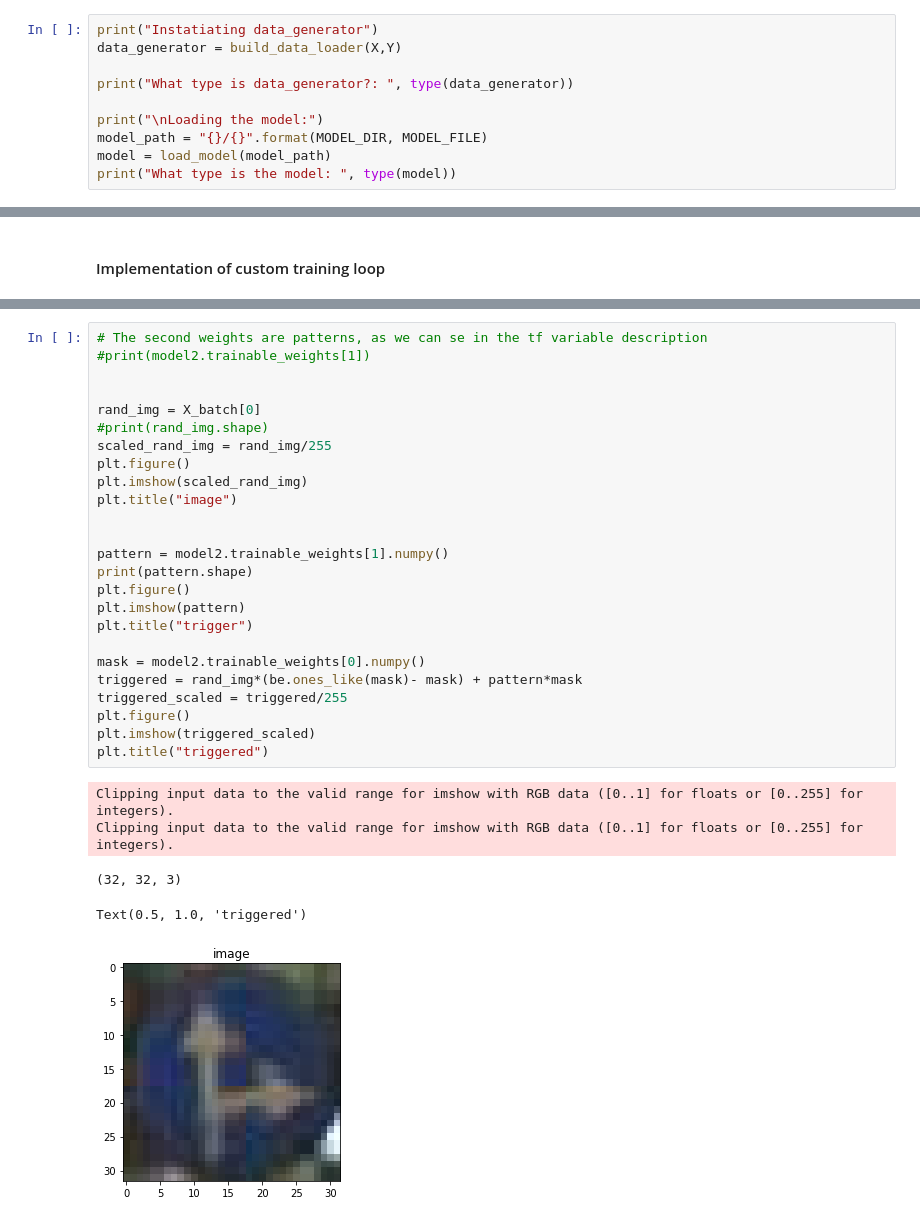
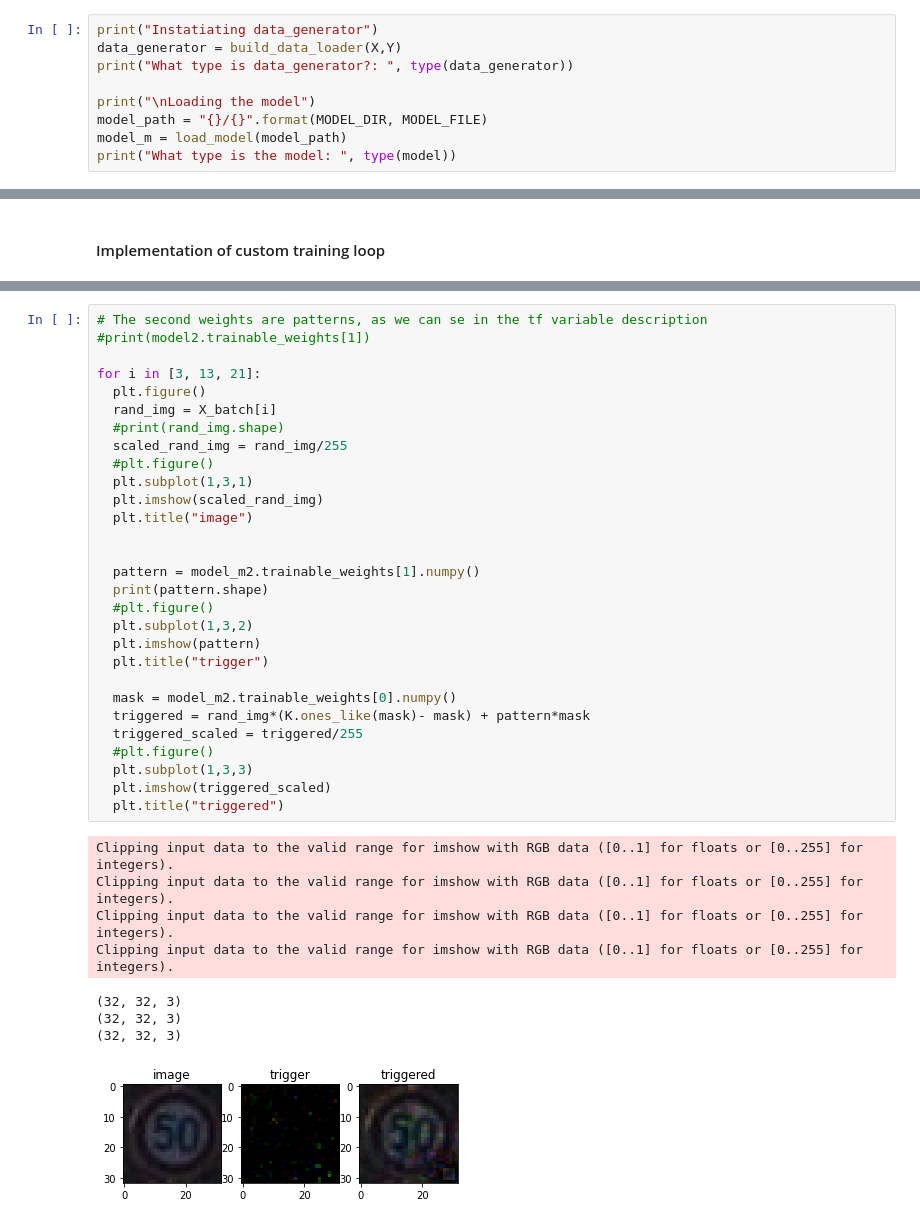
Before and after one commit to CingisAlexander/trigger_generation, a Jupyter notebook: generate_trigger.ipynb, the cells around one changed output, grey strips where cells are left out. Drawn from its saved outputs; the diff is of its cells as text.

Commit message:
added __pycache__ and finalized generate_trigger.ipynb

```diff
--- a/generate_trigger.ipynb
+++ b/generate_trigger.ipynb
@@ -130,12 +125,11 @@ Y_test shape (12630, 43)
 # %%
 print("Instatiating data_generator")
 data_generator = build_data_loader(X,Y)
-
 print("What type is data_generator?: ", type(data_generator))
 
-print("\nLoading the model:")
+print("\nLoading the model")
 model_path = "{}/{}".format(MODEL_DIR, MODEL_FILE)
-model = load_model(model_path)
+model_m = load_model(model_path)
 print("What type is the model: ", type(model))
 # %% [output]
 Instatiating data_generator
@@ -243,31 +239,38 @@ print(np.argmax(pred2, axis = 1))
 # %%
 # The second weights are patterns, as we can se in the tf variable description
 #print(model2.trainable_weights[1])
 
-
-rand_img = X_batch[0]
-#print(rand_img.shape)
-scaled_rand_img = rand_img/255
-plt.figure()
-plt.imshow(scaled_rand_img)
-plt.title("image")
+for i in [3, 13, 21]:
+  plt.figure()
+  rand_img = X_batch[i]
+  #print(rand_img.shape)
+  scaled_rand_img = rand_img/255
+  #plt.figure()
+  plt.subplot(1,3,1)
+  plt.imshow(scaled_rand_img)
+  plt.title("image")
 
 
-pattern = model2.trainable_weights[1].numpy()
-print(pattern.shape)
-plt.figure()
-plt.imshow(pattern)
-plt.title("trigger")
+  pattern = model_m2.trainable_weights[1].numpy()
+  print(pattern.shape)
+  #plt.figure()
+  plt.subplot(1,3,2)
+  plt.imshow(pattern)
+  plt.title("trigger")
 
-mask = model2.trainable_weights[0].numpy()
-triggered = rand_img*(be.ones_like(mask)- mask) + pattern*mask
-triggered_scaled = triggered/255
-plt.figure()
-plt.imshow(triggered_scaled)
-plt.title("triggered")
+  mask = model_m2.trainable_weights[0].numpy()
+  triggered = rand_img*(K.ones_like(mask)- mask) + pattern*mask
+  triggered_scaled = triggered/255
+  #plt.figure()
+  plt.subplot(1,3,3)
+  plt.imshow(triggered_scaled)
+  plt.title("triggered")
 # %% [output]
 Clipping input data to the valid range for imshow with RGB data ([0..1] for floats or [0..255] for integers).
 Clipping input data to the valid range for imshow with RGB data ([0..1] for floats or [0..255] for integers).
+Clipping input data to the valid range for imshow with RGB data ([0..1] for floats or [0..255] for integers).
+Clipping input data to the valid range for imshow with RGB data ([0..1] for floats or [0..255] for integers).
 (32, 32, 3)
+(32, 32, 3)
+(32, 32, 3)
-Text(0.5, 1.0, 'triggered')
-[figure, old version]
+[figure, new version]
```
Also changed, not shown: parts of 16 cells of this notebook, 1 other file.
